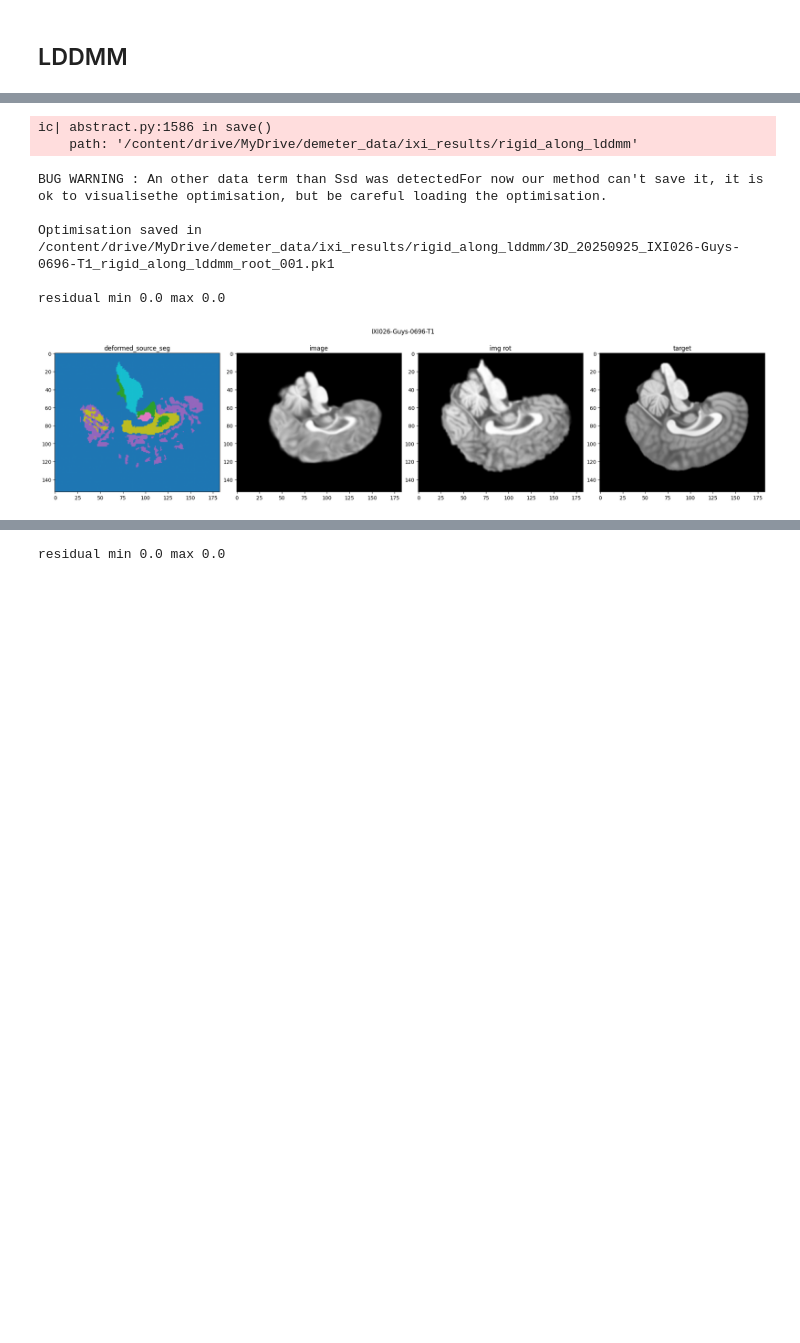
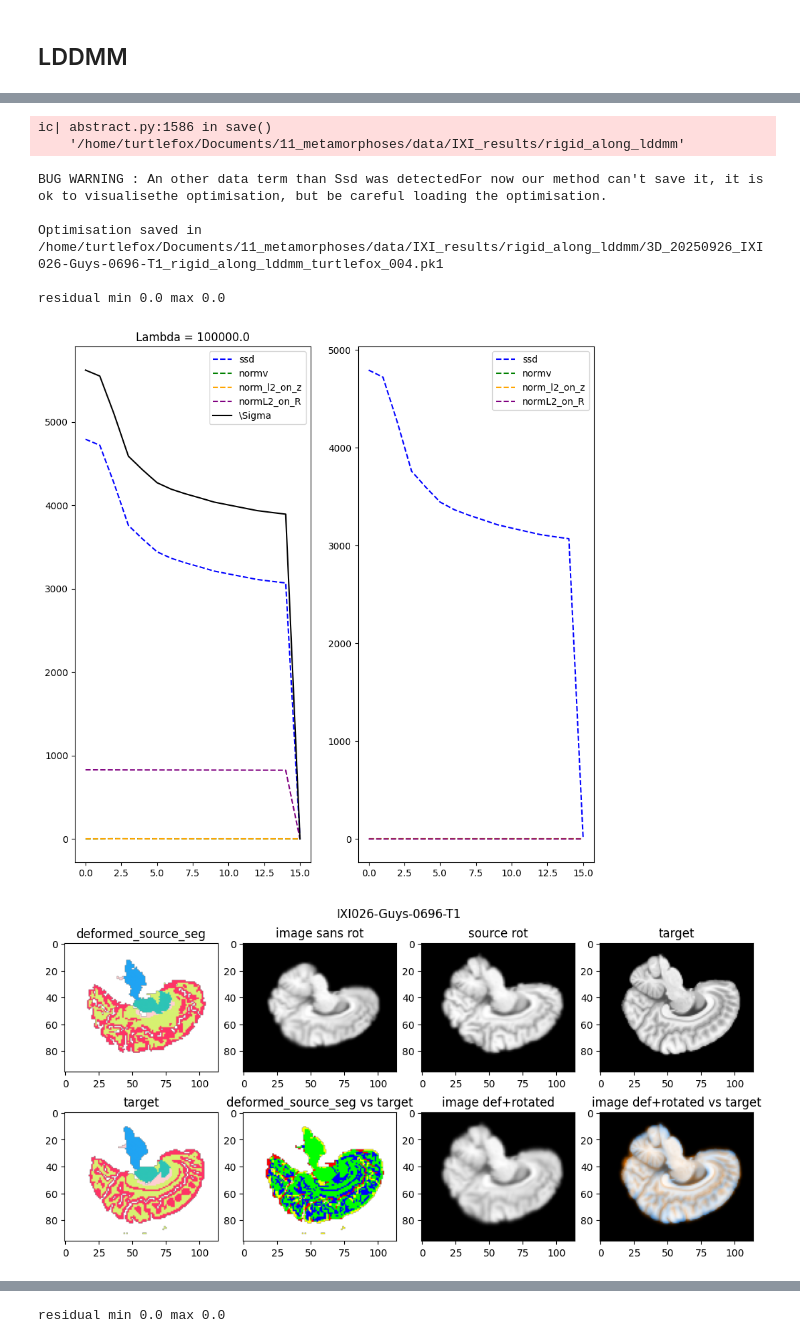
Before and after one commit to antonfrancois/Demeter_metamorphosis, a Jupyter notebook: examples/execute_ixi_template.ipynb, the cells around one changed output, grey strips where cells are left out. Saved outputs shown, nothing was run; the diff lists cells and outputs as text; code cells hidden in the pictures; blank space fills up the shorter version.

```diff
--- a/examples/execute_ixi_template.ipynb
+++ b/examples/execute_ixi_template.ipynb
@@ -170,7 +170,7 @@ pp = eit.IXIToTemplatePreprocessor(
 
 subjects_numbers = [26]#, 28, 26, 50,2, 12]
 RECOMPUTE = False
-RESIZE_FACTOR = 1 if location == 'meso' else .8
+RESIZE_FACTOR = .5 if location == 'local' else 1
 
 # init_csv(result_folder)
 
@@ -260,9 +260,9 @@ best_rotation = tensor([[ 0.3689, -0.8390, -0.4001],
 # %%
-best_momentum_R = torch. tensor([[-0.0014, -0.0377, -0.0019],
-        [ 0.0375, -0.0083,  0.0827],
-        [-0.0043, -0.0826, -0.0069]])
-best_momentum_T = torch. tensor([ 0.0014, -0.0064, -0.0053])
-best_momentum_S = torch. tensor([0.1278, 0.0856, 0.1622])
+best_momentum_R = torch. tensor([[-0.0014, -0.0374, -0.0021],
+        [ 0.0372, -0.0084,  0.0831],
+        [-0.0042, -0.0830, -0.0069]])
+best_momentum_T = torch. tensor([ 0.0013, -0.0062, -0.0050])
+best_momentum_S = torch. tensor([0.1283, 0.0856, 0.1625])
 # %% [markdown]
 ## Check rigid search
 # %%
@@ -403,7 +404,7 @@ ic(momenta)
 
 alpha = .3
 rho = 1
-cost_cst = .01
+cost_cst = 1e5
 integration_steps = 10
 
 datacost = mt.Rotation_Ssd_Cost(target_b.to("cuda:0"), alpha=alpha)
@@ -421,7 +422,7 @@ mr = mt.rigid_along_metamorphosis(
   data_term=datacost ,
   integration_steps = integration_steps,
   cost_cst=cost_cst,
-  cst_field = .9,
+  cst_field = 100,
   n_iter=15,
   save_gpu_memory=False,
   lbfgs_max_iter = 20,
@@ -454,22 +455,47 @@ now = datetime.now()
 #                       }
 # )
 
-# fig, ax = plt.subplots(1,3)
-img_rot = tb.imgDeform(mr.source, mr.mp.get_rigidor())
+mr.plot_cost()
+
+
+src_rot = tb.imgDeform(mr.source, mr.mp.get_rigidor())
+img_rot = tb.imgDeform(mr.mp.image, mr.mp.get_rigidor())
+
+cmp_img = tb.imCmp(img_rot, mr.target, "compose")[0]
+
+cs = tb.SegmentationComparator()
+cmp_seg = cs(mr.source_seg_deformed, mr.target_segmentation)[0]
+
 T, _, D, H, W = source.shape
 print(f"residual min {mr.mp.residuals.min()} max {mr.mp.residuals.max()}")
 # Choose a central slice for plotting
-slice_index = W // 2
-fig, ax = plt.subplots(1,4,figsize = (20,5), constrained_layout=True)
-ax[0].imshow(deformed_source_segs[0,0,..., slice_index].detach().cpu(), cmap='tab10')
-ax[0].set_title(f'deformed_source_seg')
-ax[1].imshow(mr.mp.image[0,0,..., slice_index].cpu(), cmap='gray')
-ax[1].set_title(f'image')
-ax[2].imshow(img_rot[0,0,..., slice_index], cmap='gray')
-ax[2].set_title(f'img rot')
+slice_index = W // 2 +3
+fig, ax = plt.subplots(2,4,figsize = (10,5), constrained_layout=True)
+ax[0,0].imshow(mr.source_seg_deformed[0,0,..., slice_index].detach().cpu(), cmap =tb.DLT_SEG_CMAP, vmin=0, vmax = 5)
+ax[0,0].set_title(f'deformed_source_seg')
+ax[0,1].imshow(mr.mp.image[0,0,..., slice_index].cpu(), cmap='gray')
+ax[0,1].set_title(f'image sans rot')
+ax[0,2].imshow(src_rot[0,0,..., slice_index], cmap='gray')
+ax[0,2].set_title(f'source rot')
+ax[0,3].imshow(mr.target[0,0,..., slice_index], cmap='gray')
+ax[0,3].set_title(f'target')
 
-ax[3].imshow(mr.target[0,0,..., slice_index], cmap='gray')
-ax[3].set_title(f'target')
+ax[1,0].imshow(mr.target_segmentation[0,0,..., slice_index], cmap =tb.DLT_SEG_CMAP, vmin=0, vmax = 5)
+ax[1,0].set_title('target')
+
+ax[1,1].imshow(cmp_seg[..., slice_index, :])
+ax[1,1].set_title(f'deformed_source_seg vs target')
+
+
+
+ax[1,2].imshow(img_rot[0,0,..., slice_index], cmap='gray')
+ax[1,2].set_title('image def+rotated')
+
+ax[1,3].imshow(cmp_img[..., slice_index,:], cmap='gray')
+ax[1,3].set_title('image def+rotated vs target')
+
+
+
 fig.suptitle(subject_name)
 plt.show()
 # %% [output]
@@ -511,9 +537,10 @@ momenta type <class 'dict'>
 ic| abstract.py:1586 in save()
-    path: '/content/drive/MyDrive/demeter_data/ixi_results/rigid_along_lddmm'
+    '/home/turtlefox/Documents/11_metamorphoses/data/IXI_results/rigid_along_lddmm'
 BUG WARNING : An other data term than Ssd was detectedFor now our method can't save it, it is ok to visualisethe optimisation, but be careful loading the optimisation.
 
-Optimisation saved in /content/drive/MyDrive/demeter_data/ixi_results/rigid_along_lddmm/3D_20250925_IXI026-Guys-0696-T1_rigid_along_lddmm_root_001.pk1
+Optimisation saved in /home/turtlefox/Documents/11_metamorphoses/data/IXI_results/rigid_along_lddmm/3D_20250926_IXI026-Guys-0696-T1_rigid_along_lddmm_turtlefox_004.pk1
 
 residual min 0.0 max 0.0
-[figure, old version]
+[figure, new version]
+[figure, added]
 # %%
```
Also changed, not shown: parts of 8 cells of this notebook, 1 other file.
